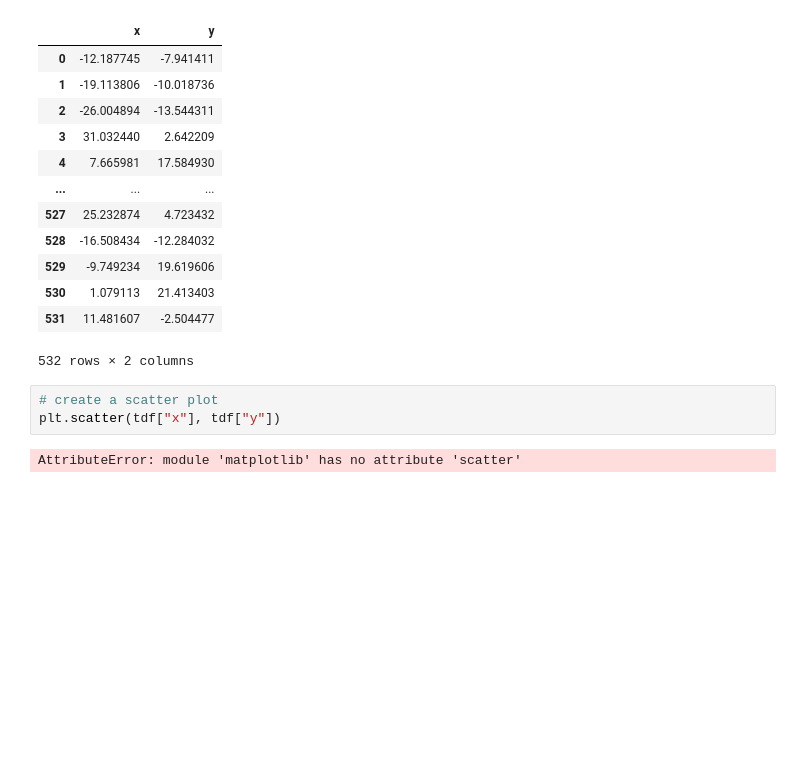
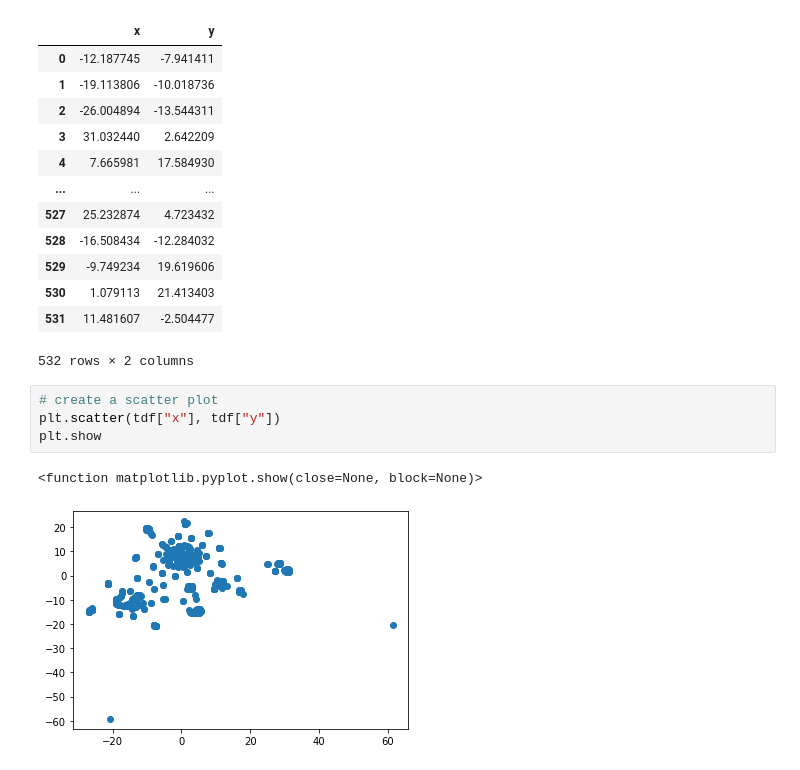
Before and after one commit to twolightsabovethesea/cryptocurrency-clusters, a Jupyter notebook: crypto_clusters.ipynb, the cells around one changed output. Saved outputs shown, nothing was run; the diff lists cells and outputs as text; blank space fills up the shorter version.

```diff
--- a/crypto_clusters.ipynb
+++ b/crypto_clusters.ipynb
@@ -286,5 +287,7 @@ tdf
 # %%
 # create a scatter plot
 plt.scatter(tdf["x"], tdf["y"])
+plt.show
 # %% [output]
-AttributeError: module 'matplotlib' has no attribute 'scatter'
+<function matplotlib.pyplot.show(close=None, block=None)>
+[figure, added]
```
Also changed, not shown: parts of 3 cells of this notebook.
